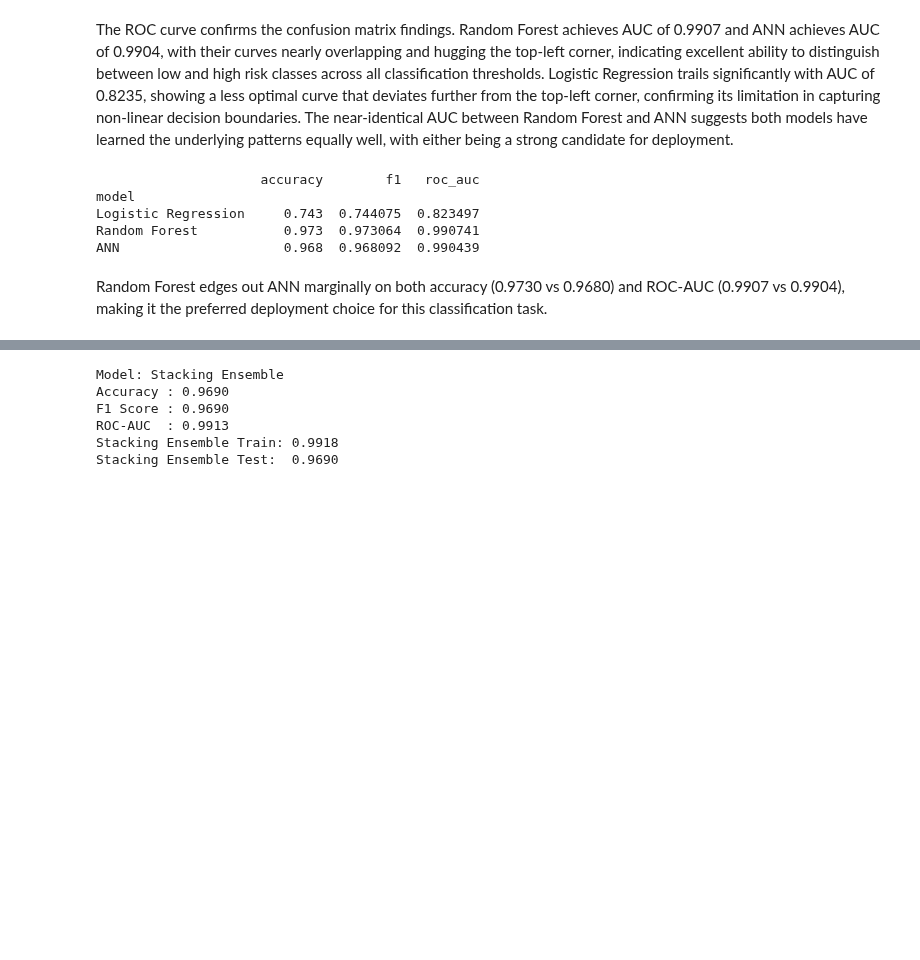
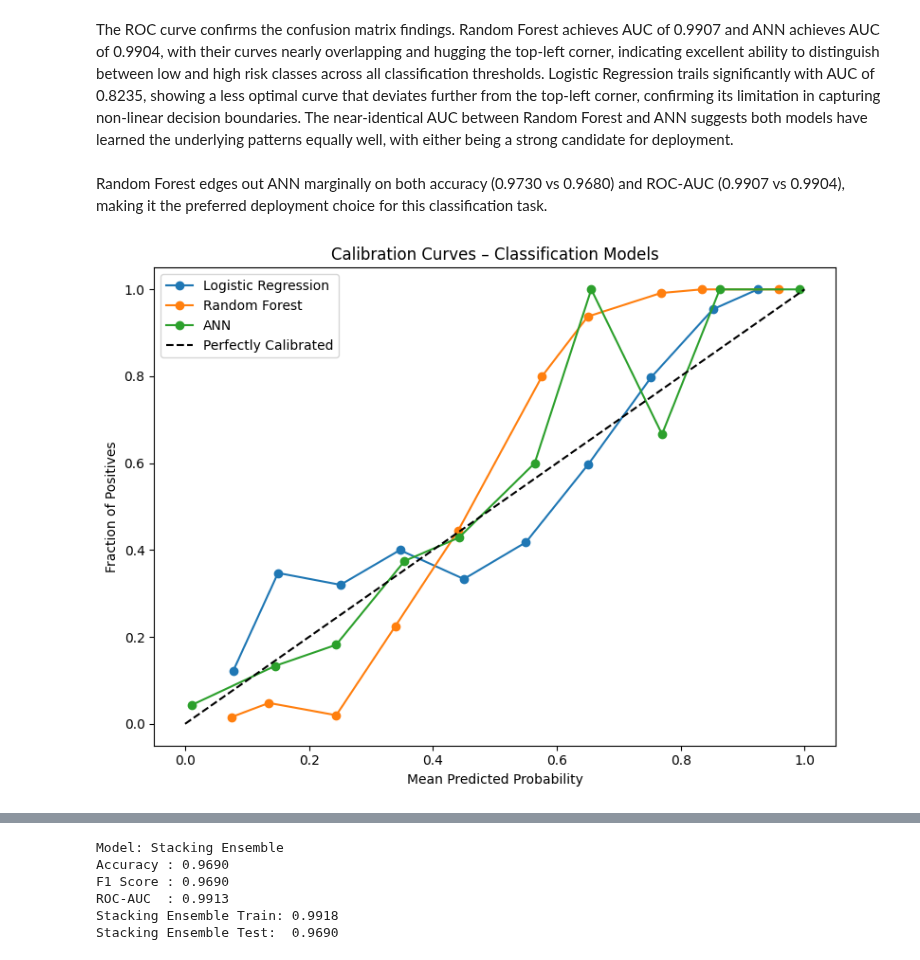
Before and after one commit to wwwlqh/insurance-risk-modeling, a Jupyter notebook: notebook.ipynb, the cells around one changed output, grey strips where cells are left out. Drawn from its saved outputs; the diff is of its cells as text; code cells hidden in the pictures; blank space fills up the shorter version.

```diff
--- a/notebook.ipynb
+++ b/notebook.ipynb
@@ -553,16 +603,20 @@ plt.show()
 [figure]
 # %% [markdown]
 The ROC curve confirms the confusion matrix findings. Random Forest achieves AUC of 0.9907 and ANN achieves AUC of 0.9904, with their curves nearly overlapping and hugging the top-left corner, indicating excellent ability to distinguish between low and high risk classes across all classification thresholds. Logistic Regression trails significantly with AUC of 0.8235, showing a less optimal curve that deviates further from the top-left corner, confirming its limitation in capturing non-linear decision boundaries. The near-identical AUC between Random Forest and ANN suggests both models have learned the underlying patterns equally well, with either being a strong candidate for deployment.
-# %%
-# Compare all results in a table
-results_df = pd.DataFrame([lr_results, rf_results, ann_results])
-results_df = results_df.set_index('model')
-print(results_df)
-# %% [output]
-                     accuracy        f1   roc_auc
-model
-Logistic Regression     0.743  0.744075  0.823497
-Random Forest           0.973  0.973064  0.990741
-ANN                     0.968  0.968092  0.990439
 # %% [markdown]
 Random Forest edges out ANN marginally on both accuracy (0.9730 vs 0.9680) and ROC-AUC (0.9907 vs 0.9904), making it the preferred deployment choice for this classification task.
+# %%
+# Calibration curves – all 3 classifiers
+plt.figure(figsize=(8, 6))
+for name, prob in [('Logistic Regression', lr_prob), ('Random Forest', rf_prob), ('ANN', ann_prob)]:
+    frac_pos, mean_pred = calibration_curve(y_test_class, prob, n_bins=10)
+    plt.plot(mean_pred, frac_pos, marker='o', label=name)
+plt.plot([0, 1], [0, 1], 'k--', label='Perfectly Calibrated')
+plt.xlabel('Mean Predicted Probability')
+plt.ylabel('Fraction of Positives')
+plt.title('Calibration Curves – Classification Models')
+plt.legend()
+plt.tight_layout()
+plt.show()
+# %% [output]
+[figure, added]
```
Also changed, not shown: parts of 27 cells of this notebook.
